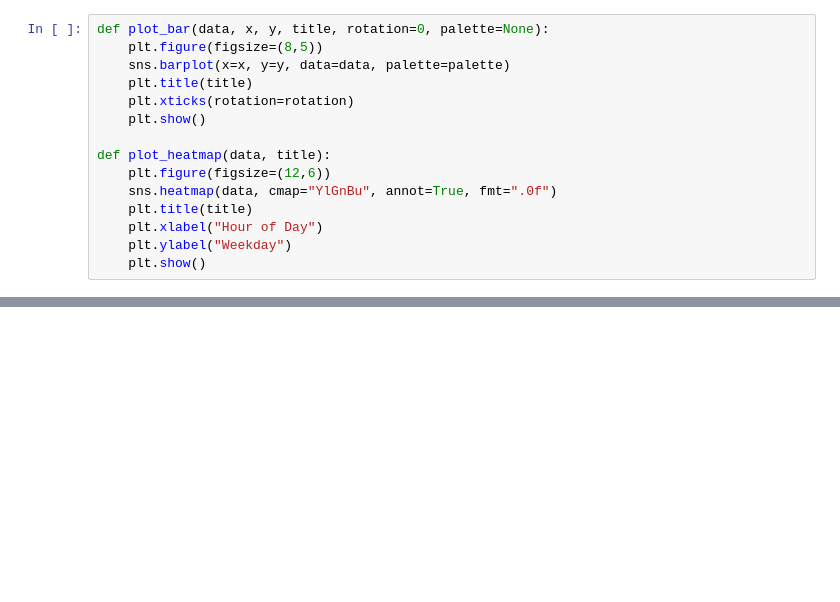
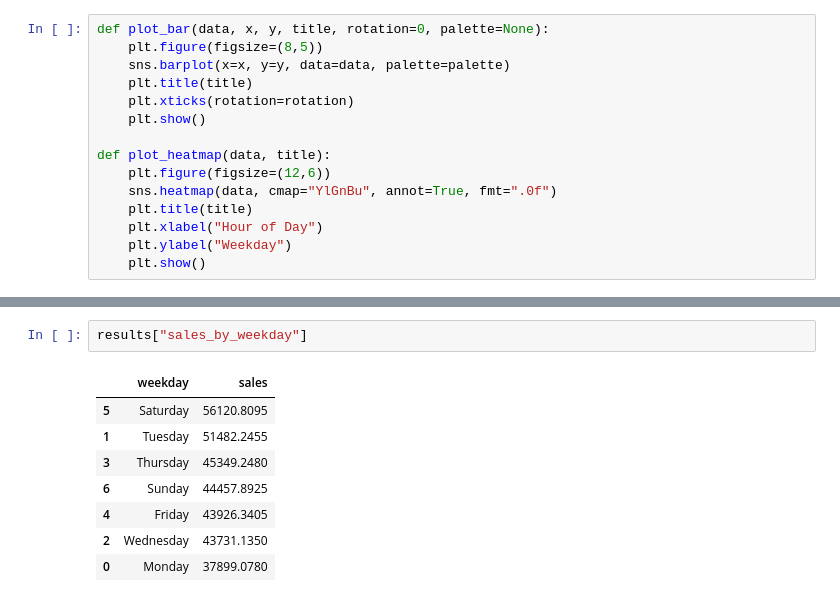
Before and after one commit to emill1001/First-project, a Jupyter notebook: CodePart.ipynb, the cells around one changed output, grey strips where cells are left out. Cells and saved outputs as stored; diff of their text form; blank space fills up the shorter version.

```diff
--- a/CodePart.ipynb
+++ b/CodePart.ipynb
@@ -132 +127,12 @@ Passing `palette` without assigning `hue` is deprecated and will be removed in v
 [figure]
+# %%
+results["sales_by_weekday"]
+# %% [output]
+|  | weekday | sales |
+| 5 | Saturday | 56120.8095 |
+| 1 | Tuesday | 51482.2455 |
+| 3 | Thursday | 45349.2480 |
+| 6 | Sunday | 44457.8925 |
+| 4 | Friday | 43926.3405 |
+| 2 | Wednesday | 43731.1350 |
+| 0 | Monday | 37899.0780 |
```
Also changed, not shown: parts of 5 cells of this notebook.
